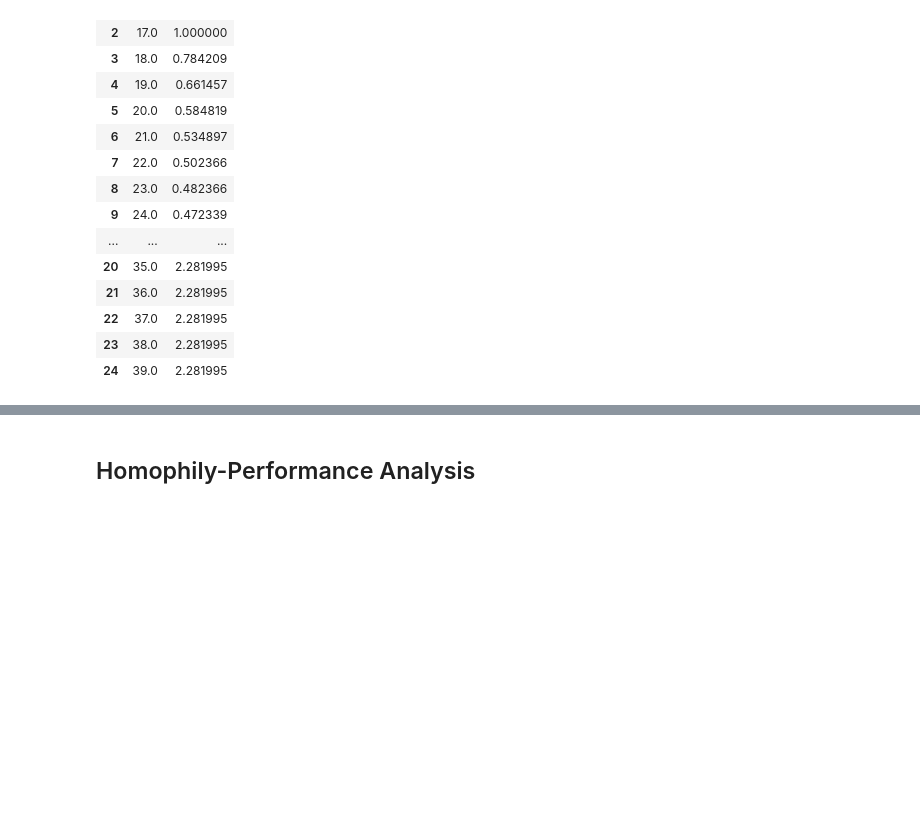
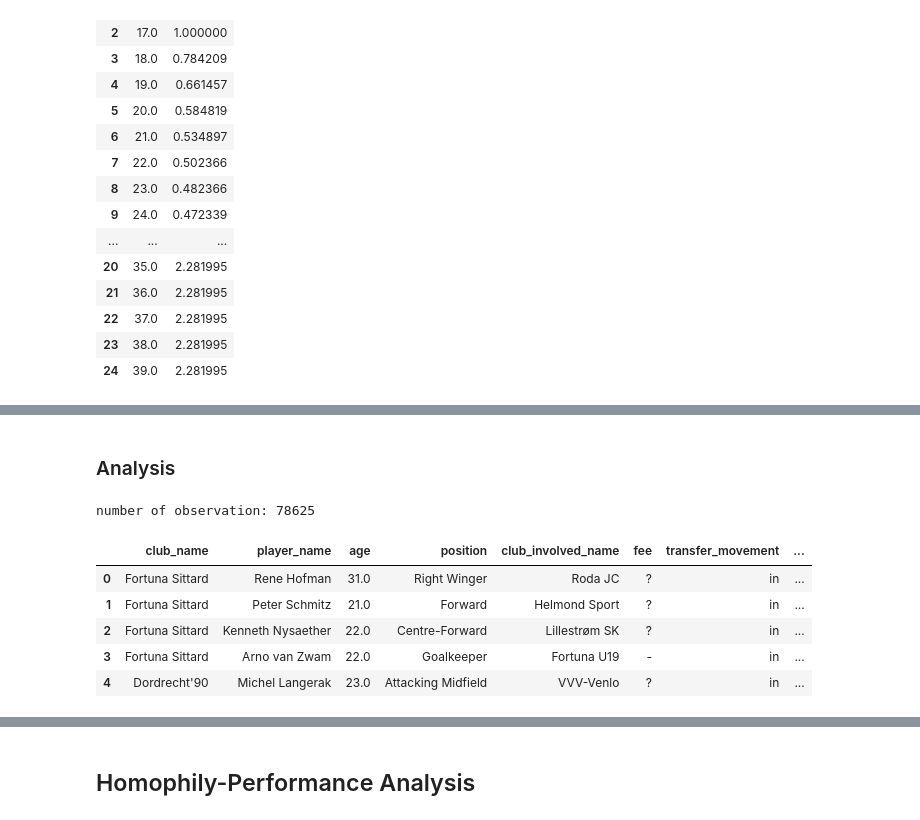
Before and after one commit to willit031794/net-analytics-ftp, a Jupyter notebook: scripts/analysis.ipynb, the cells around one changed output, grey strips where cells are left out. Drawn from its saved outputs; the diff is of its cells as text; code cells hidden in the pictures; blank space fills up the shorter version.

```diff
--- a/scripts/analysis.ipynb
+++ b/scripts/analysis.ipynb
@@ -198,0 +299,25 @@ adj_coef_table
+# %% [markdown]
+### Analysis
+# %%
+# subset only `transfer_movement` == 'in'; we want to analyze the number of ties a player has
+# before entering a team
+df = node_edge_df[node_edge_df['transfer_movement'] == 'in']
+df.reset_index(drop = True, inplace = True)
+# clean the table
+df.drop_duplicates(inplace = True)
+# %%
+# add column `num_transfer` which represent the number of time a player moved
+df['count'] = 1
+df['num_transfer'] = df.groupby('player_name')['count'].cumcount() + 1
+df['max_transfer'] = df.groupby('player_name')['num_transfer'].transform(np.max)
+df.drop(columns = 'count', inplace = True)
+print(f'number of observation: {len(df)}')
+df.head()
+# %% [output]
+number of observation: 78625
+|  | club_name | player_name | age | position | club_involved_name | fee | transfer_movement | ... |
+| 0 | Fortuna Sittard | Rene Hofman | 31.0 | Right Winger | Roda JC | ? | in | ... |
+| 1 | Fortuna Sittard | Peter Schmitz | 21.0 | Forward | Helmond Sport | ? | in | ... |
+| 2 | Fortuna Sittard | Kenneth Nysaether | 22.0 | Centre-Forward | Lillestrøm SK | ? | in | ... |
+| 3 | Fortuna Sittard | Arno van Zwam | 22.0 | Goalkeeper | Fortuna U19 | - | in | ... |
+| 4 | Dordrecht'90 | Michel Langerak | 23.0 | Attacking Midfield | VVV-Venlo | ? | in | ... |
```
Also changed, not shown: parts of 59 cells of this notebook, 1 other file.
